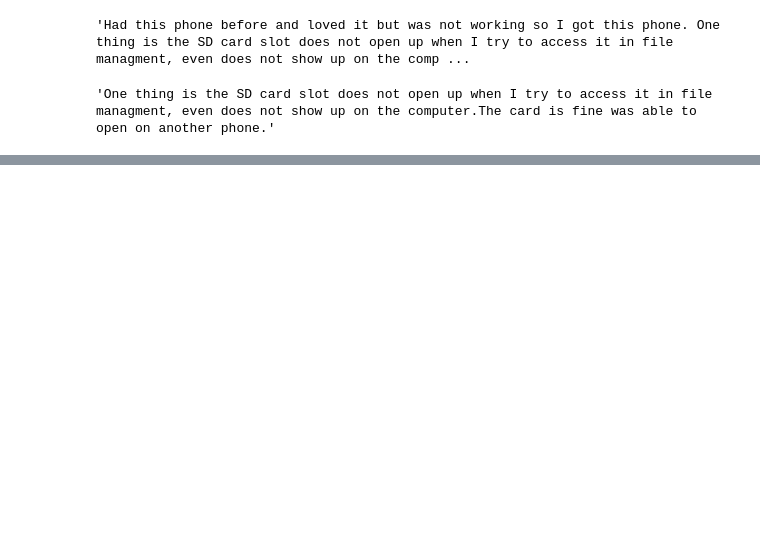
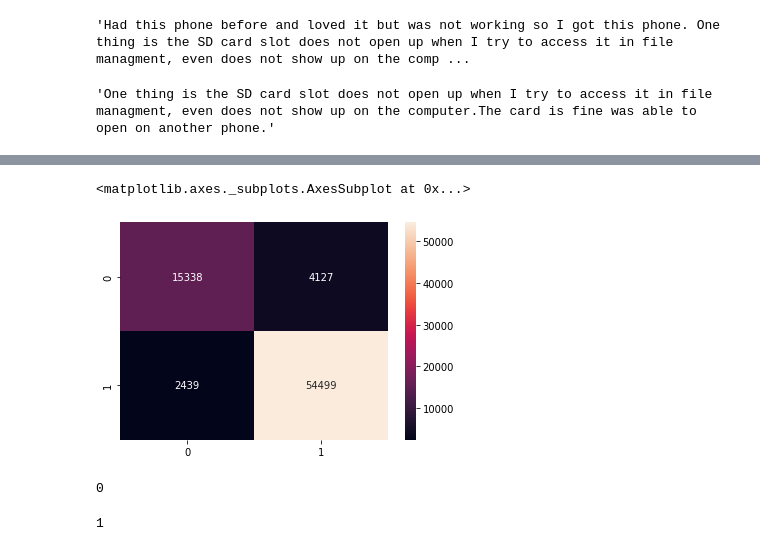
Before and after one commit to Nikil9/NLP-Project, a Jupyter notebook: inc1.ipynb, the cells around one changed output, grey strips where cells are left out. Drawn from its saved outputs; the diff is of its cells as text; code cells hidden in the pictures; blank space fills up the shorter version.

Commit message:
update models

```diff
--- a/inc1.ipynb
+++ b/inc1.ipynb
@@ -307,0 +317,9 @@ df['summarized_review'][15]
+# %%
+#df = df.sample(frac=0.1, random_state=0)
+# Drop missing values
+df.dropna(inplace=True)
+# Remove any 'neutral' ratings equal to 3
+df = df[df['Rating'] != 3]
+# Encode 4s and 5s as 1 (positive sentiment) and 1s and 2s as 0 (negative sentiment)
+df['Sentiment'] = np.where(df['Rating'] > 3, 1, 0)
+df.head()
@@ -307,0 +338,6 @@ df['summarized_review'][15]
+# %%
+# Split data into training set and validation
+X_train, X_test, y_train, y_test = train_test_split(df['clean_summarized_review'], df['Sentiment'], test_size=0.20, random_state=0)
+
+print('Load %d training examples and %d validation examples. \n' %(X_train.shape[0],X_test.shape[0]))
+print('Show a review in the training set : \n', X_train.iloc[10])
@@ -307,0 +349,10 @@ df['summarized_review'][15]
+# %%
+# Fit and transform the training data to a document-term matrix using CountVectorizer
+countVect = CountVectorizer()
+X_train_countVect = countVect.fit_transform(X_train)
+print("Number of features : %d \n" %len(countVect.get_feature_names()))
+print("Show some feature names : \n", countVect.get_feature_names()[::1000])
+
+# Train MultinomialNB classifier
+mnb = MultinomialNB()
+mnb.fit(X_train_countVect, y_train)
@@ -307,0 +370,4 @@ df['summarized_review'][15]
+# %%
+# Evaluate the model on validaton set
+predictions = mnb.predict(countVect.transform(X_test))
+modelEvaluation(predictions)
@@ -307,0 +388,16 @@ df['summarized_review'][15]
+# %%
+cm = confusion_matrix(y_test, predictions)
+sns.heatmap(cm, annot=True,fmt='g')
+# %% [output]
+<matplotlib.axes._subplots.AxesSubplot at 0x...>
+[figure, added]
+# %%
+a=mnb.predict(countVect.transform(["worst mobile dont like it"]))
+a[0]
+# %% [output]
+0
+# %%
+a=mnb.predict(countVect.transform(["excellent mobile like it"]))
+a[0]
+# %% [output]
+1
```
Also changed, not shown: parts of 28 cells of this notebook.
